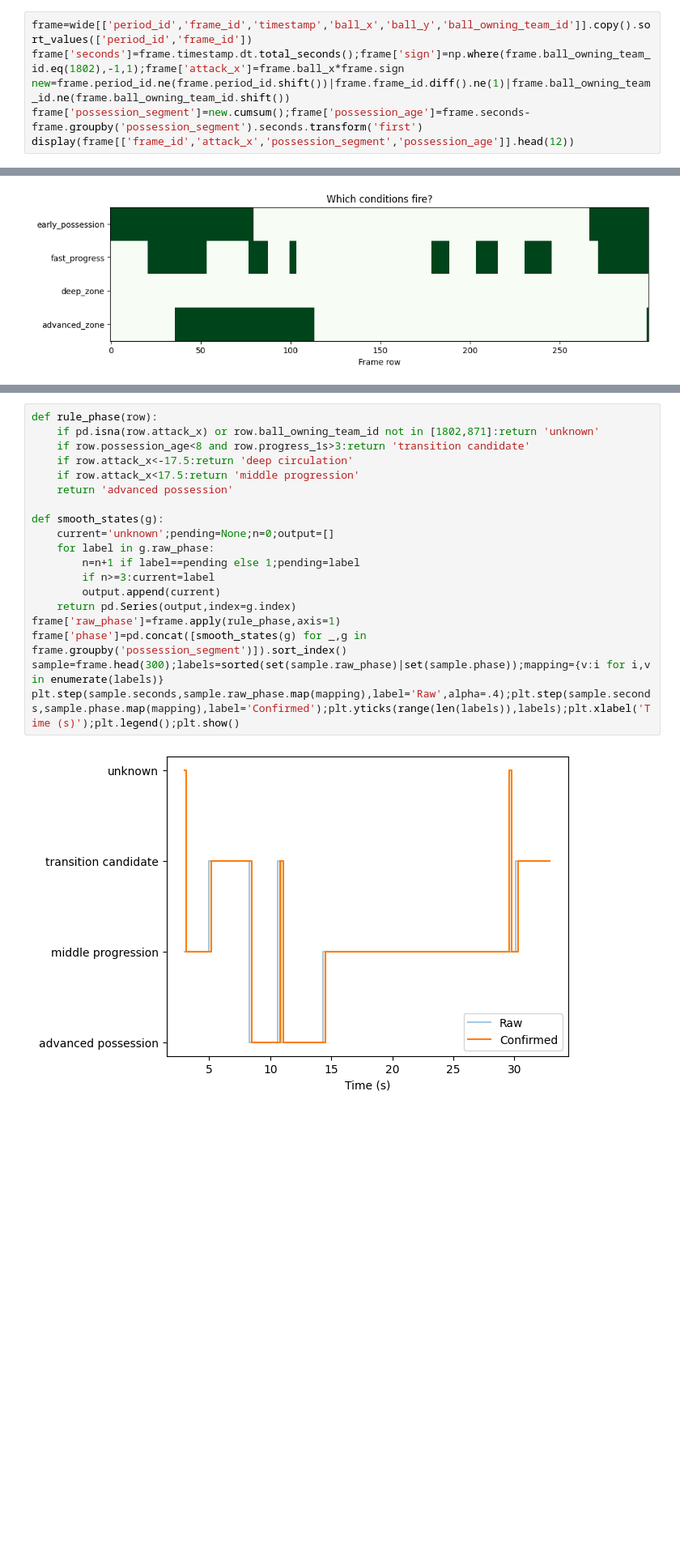
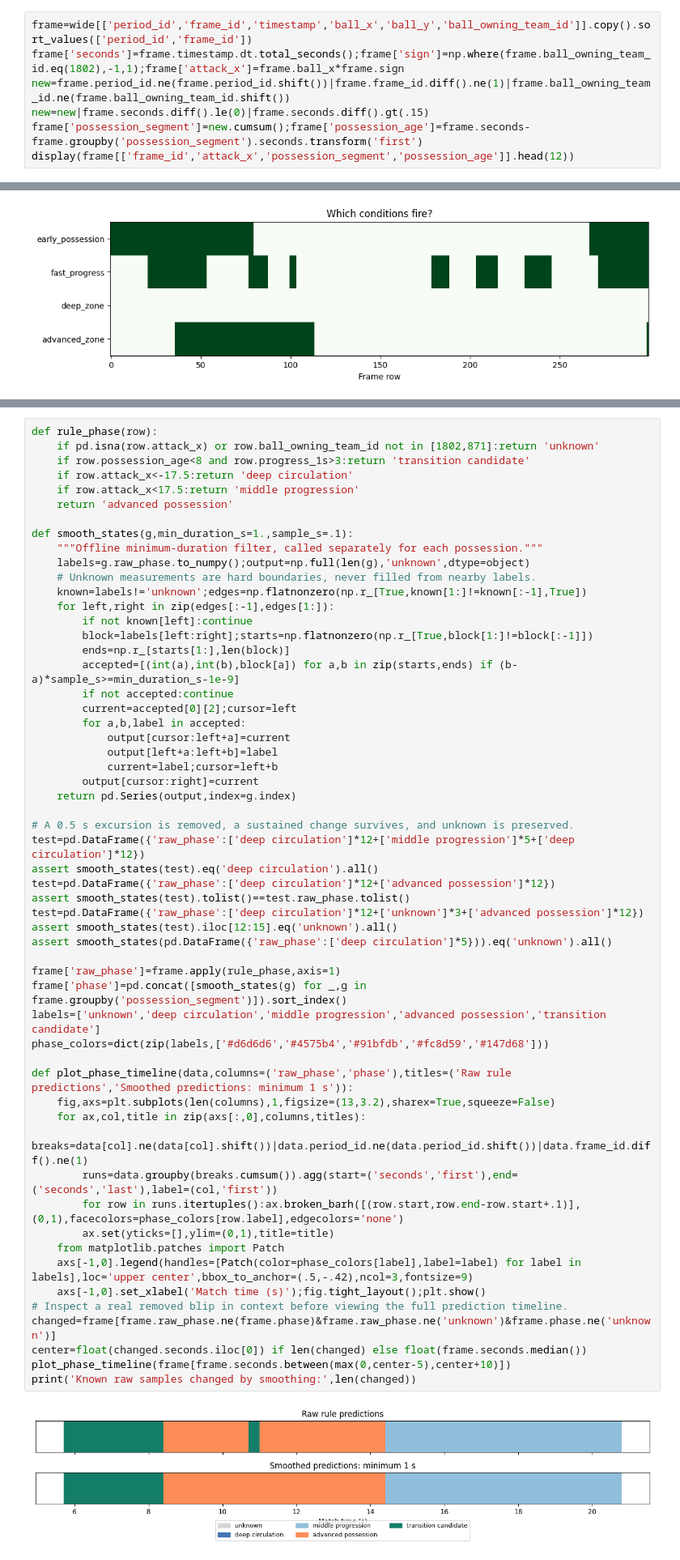
Before and after one commit to zcochran27/tracking-data-applied-workshop, a Jupyter notebook: notebooks/methods/05_match_segmentation.ipynb, the cells around one changed output, grey strips where cells are left out. Shown at 81% size. Saved outputs shown, nothing was run; the diff lists cells and outputs as text; blank space fills up the shorter version.

Commit message:
Explain phase rules and suppress brief state jumps in slides and notebook

```diff
--- a/notebooks/methods/05_match_segmentation.ipynb
+++ b/notebooks/methods/05_match_segmentation.ipynb
@@ -112,6 +110,7 @@ Create the row keys, elapsed times and attack-normalized coordinates before deri
 frame=wide[['period_id','frame_id','timestamp','ball_x','ball_y','ball_owning_team_id']].copy().sort_values(['period_id','frame_id'])
 frame['seconds']=frame.timestamp.dt.total_seconds();frame['sign']=np.where(frame.ball_owning_team_id.eq(1802),-1,1);frame['attack_x']=frame.ball_x*frame.sign
 new=frame.period_id.ne(frame.period_id.shift())|frame.frame_id.diff().ne(1)|frame.ball_owning_team_id.ne(frame.ball_owning_team_id.shift())
+new=new|frame.seconds.diff().le(0)|frame.seconds.diff().gt(.15)
 frame['possession_segment']=new.cumsum();frame['possession_age']=frame.seconds-frame.groupby('possession_segment').seconds.transform('first')
 display(frame[['frame_id','attack_x','possession_segment','possession_age']].head(12))
 # %% [output]
@@ -189,21 +200,58 @@ Apply the state rules, then require repeated evidence before switching labels.
 # %%
 def rule_phase(row):
     if pd.isna(row.attack_x) or row.ball_owning_team_id not in [1802,871]:return 'unknown'
     if row.possession_age<8 and row.progress_1s>3:return 'transition candidate'
     if row.attack_x<-17.5:return 'deep circulation'
     if row.attack_x<17.5:return 'middle progression'
     return 'advanced possession'
 
-def smooth_states(g):
-    current='unknown';pending=None;n=0;output=[]
-    for label in g.raw_phase:
-        n=n+1 if label==pending else 1;pending=label
-        if n>=3:current=label
-        output.append(current)
+def smooth_states(g,min_duration_s=1.,sample_s=.1):
+    """Offline minimum-duration filter, called separately for each possession."""
+    labels=g.raw_phase.to_numpy();output=np.full(len(g),'unknown',dtype=object)
+    # Unknown measurements are hard boundaries, never filled from nearby labels.
+    known=labels!='unknown';edges=np.flatnonzero(np.r_[True,known[1:]!=known[:-1],True])
+    for left,right in zip(edges[:-1],edges[1:]):
+        if not known[left]:continue
+        block=labels[left:right];starts=np.flatnonzero(np.r_[True,block[1:]!=block[:-1]])
+        ends=np.r_[starts[1:],len(block)]
+        accepted=[(int(a),int(b),block[a]) for a,b in zip(starts,ends) if (b-a)*sample_s>=min_duration_s-1e-9]
+        if not accepted:continue
+        current=accepted[0][2];cursor=left
+        for a,b,label in accepted:
+            output[cursor:left+a]=current
+            output[left+a:left+b]=label
+            current=label;cursor=left+b
+        output[cursor:right]=current
     return pd.Series(output,index=g.index)
+
+# A 0.5 s excursion is removed, a sustained change survives, and unknown is preserved.
+test=pd.DataFrame({'raw_phase':['deep circulation']*12+['middle progression']*5+['deep circulation']*12})
+assert smooth_states(test).eq('deep circulation').all()
+test=pd.DataFrame({'raw_phase':['deep circulation']*12+['advanced possession']*12})
+assert smooth_states(test).tolist()==test.raw_phase.tolist()
+test=pd.DataFrame({'raw_phase':['deep circulation']*12+['unknown']*3+['advanced possession']*12})
+assert smooth_states(test).iloc[12:15].eq('unknown').all()
+assert smooth_states(pd.DataFrame({'raw_phase':['deep circulation']*5})).eq('unknown').all()
+
 frame['raw_phase']=frame.apply(rule_phase,axis=1)
 frame['phase']=pd.concat([smooth_states(g) for _,g in frame.groupby('possession_segment')]).sort_index()
-sample=frame.head(300);labels=sorted(set(sample.raw_phase)|set(sample.phase));mapping={v:i for i,v in enumerate(labels)}
-plt.step(sample.seconds,sample.raw_phase.map(mapping),label='Raw',alpha=.4);plt.step(sample.seconds,sample.phase.map(mapping),label='Confirmed');plt.yticks(range(len(labels)),labels);plt.xlabel('Time (s)');plt.legend();plt.show()
+labels=['unknown','deep circulation','middle progression','advanced possession','transition candidate']
+phase_colors=dict(zip(labels,['#d6d6d6','#4575b4','#91bfdb','#fc8d59','#147d68']))
+
+def plot_phase_timeline(data,columns=('raw_phase','phase'),titles=('Raw rule predictions','Smoothed predictions: minimum 1 s')):
+    fig,axs=plt.subplots(len(columns),1,figsize=(13,3.2),sharex=True,squeeze=False)
+    for ax,col,title in zip(axs[:,0],columns,titles):
+        breaks=data[col].ne(data[col].shift())|data.period_id.ne(data.period_id.shift())|data.frame_id.diff().ne(1)
+        runs=data.groupby(breaks.cumsum()).agg(start=('seconds','first'),end=('seconds','last'),label=(col,'first'))
+        for row in runs.itertuples():ax.broken_barh([(row.start,row.end-row.start+.1)],(0,1),facecolors=phase_colors[row.label],edgecolors='none')
+        ax.set(yticks=[],ylim=(0,1),title=title)
+    from matplotlib.patches import Patch
+    axs[-1,0].legend(handles=[Patch(color=phase_colors[label],label=label) for label in labels],loc='upper center',bbox_to_anchor=(.5,-.42),ncol=3,fontsize=9)
+    axs[-1,0].set_xlabel('Match time (s)');fig.tight_layout();plt.show()
+# Inspect a real removed blip in context before viewing the full prediction timeline.
+changed=frame[frame.raw_phase.ne(frame.phase)&frame.raw_phase.ne('unknown')&frame.phase.ne('unknown')]
+center=float(changed.seconds.iloc[0]) if len(changed) else float(frame.seconds.median())
+plot_phase_timeline(frame[frame.seconds.between(max(0,center-5),center+10)])
+print('Known raw samples changed by smoothing:',len(changed))
 # %% [output]
-[figure, old version]
+[figure, new version]
```
Also changed, not shown: parts of 10 cells of this notebook, 14 other files.
